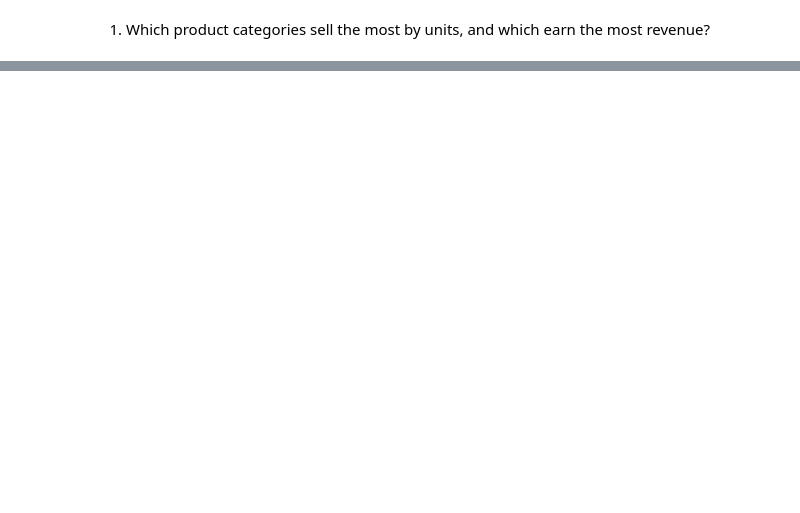
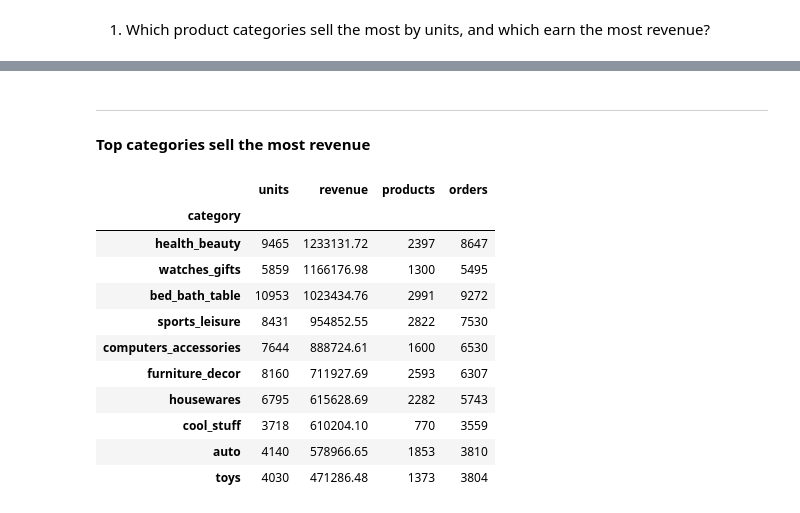
Before and after one commit to YomnaAhmed97/Olist-Ecommerce-Analysis, a Jupyter notebook: Brazilian_E_Commerce_Public_Dataset_by_Olist.ipynb, the cells around one changed output, grey strips where cells are left out. Cells and saved outputs as stored; diff of their text form; code cells hidden in the pictures; blank space fills up the shorter version.

```diff
--- a/Brazilian_E_Commerce_Public_Dataset_by_Olist.ipynb
+++ b/Brazilian_E_Commerce_Public_Dataset_by_Olist.ipynb
@@ -173,0 +224,21 @@ print(sales.shape)
+# %% [markdown]
+
+
+---
+# %% [markdown]
+**Top categories sell the most revenue**
+# %%
+by_category.sort_values("revenue", ascending=False).head(10)
+# %% [output]
+|  | units | revenue | products | orders |
+| category |  |  |  |  |
+| health_beauty | 9465 | 1233131.72 | 2397 | 8647 |
+| watches_gifts | 5859 | 1166176.98 | 1300 | 5495 |
+| bed_bath_table | 10953 | 1023434.76 | 2991 | 9272 |
+| sports_leisure | 8431 | 954852.55 | 2822 | 7530 |
+| computers_accessories | 7644 | 888724.61 | 1600 | 6530 |
+| furniture_decor | 8160 | 711927.69 | 2593 | 6307 |
+| housewares | 6795 | 615628.69 | 2282 | 5743 |
+| cool_stuff | 3718 | 610204.10 | 770 | 3559 |
+| auto | 4140 | 578966.65 | 1853 | 3810 |
+| toys | 4030 | 471286.48 | 1373 | 3804 |
```
Also changed, not shown: parts of 14 cells of this notebook.
